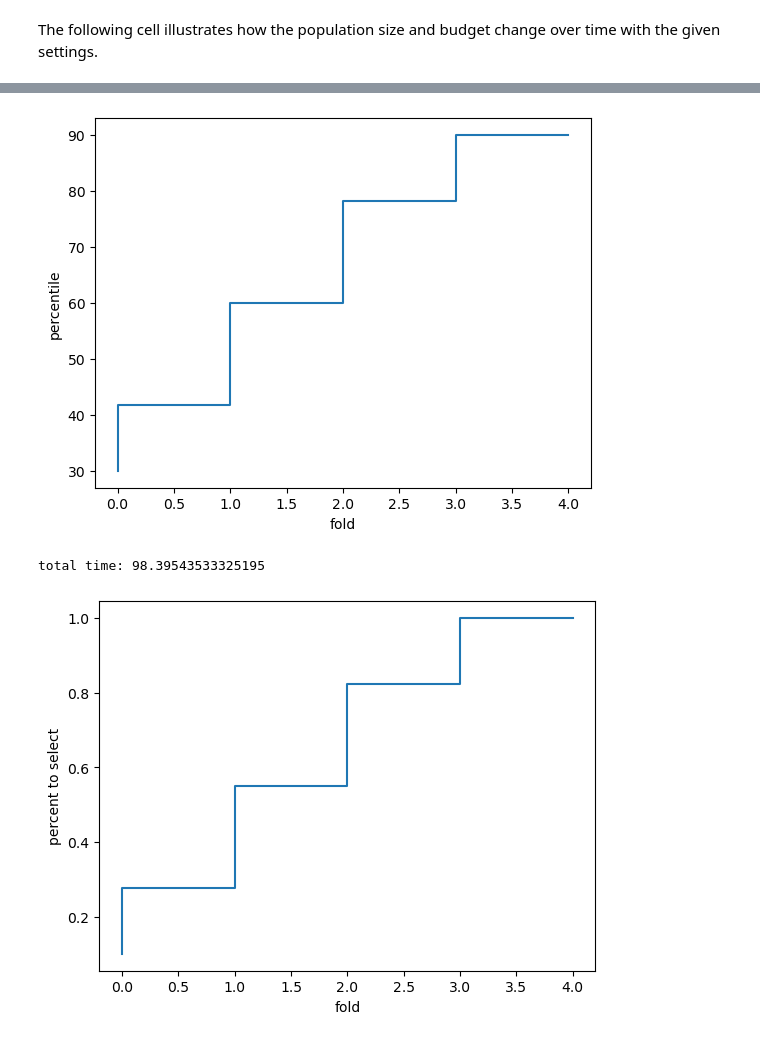
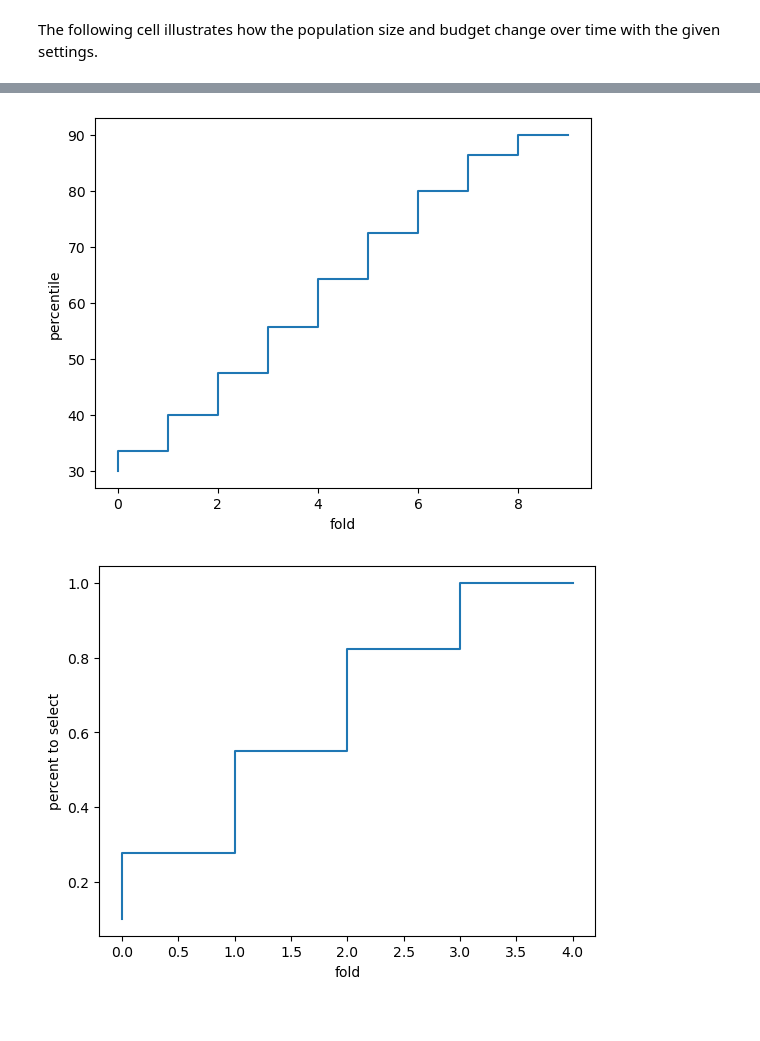
Before and after one commit to EpistasisLab/tpot, a Jupyter notebook: Tutorial/8_SH_and_cv_early_pruning.ipynb, the cells around one changed output, grey strips where cells are left out. Cells and saved outputs as stored; diff of their text form; code cells hidden in the pictures.

```diff
--- a/Tutorial/8_SH_and_cv_early_pruning.ipynb
+++ b/Tutorial/8_SH_and_cv_early_pruning.ipynb
@@ -78,26 +78,18 @@ import numpy as np
 from sklearn.linear_model import LogisticRegression
 import sklearn
 
-X, y = sklearn.datasets.load_iris(return_X_y=True)
-
-graph_search_space = tpot2.search_spaces.pipelines.GraphSearchPipeline(
-    root_search_space= tpot2.config.get_search_space(["KNeighborsClassifier", "LogisticRegression", "DecisionTreeClassifier"]),
-    leaf_search_space = tpot2.config.get_search_space("selectors"),
-    inner_search_space = tpot2.config.get_search_space(["transformers"]),
-    max_size = 10,
-    )
+X, y = sklearn.datasets.load_breast_cancer(return_X_y=True)
 
 est = tpot2.TPOTEstimator(
     scorers = ["roc_auc_ovr"],
     scorers_weights = [1],
     classification = True,
     cv = 5,
-    search_space = graph_search_space,
+    search_space = 'linear-light',
     generations = 50,
-    max_eval_time_mins = 60*5,
+    max_time_mins=None,
+
     verbose = 3,
-
-
     population_size=population_size,
     initial_population_size=initial_population_size,
     population_scaling = population_scaling,
@@ -175,53 +167,50 @@ In the following sections, we will show you how to set and manipulate these para
 # %%
 import matplotlib.pyplot as plt
 import tpot2
+import time
+import sklearn
+import sklearn.datasets
 
-threshold_evaluation_early_stop = [30, 90]
+threshold_evaluation_pruning = [30, 90]
 threshold_evaluation_scaling = .5
-cv = 5
+cv = 10
 
 #Population and budget use stepwise
 fig, ax1 = plt.subplots()
 
-interpolated_values = tpot2.utils.beta_interpolation(start=threshold_evaluation_early_stop[0], end=threshold_evaluation_early_stop[-1], n=cv, n_steps=cv, scale=threshold_evaluation_scaling)
+interpolated_values = tpot2.utils.beta_interpolation(start=threshold_evaluation_pruning[0], end=threshold_evaluation_pruning[-1], n=cv, n_steps=cv, scale=threshold_evaluation_scaling)
 ax1.step(list(range(len(interpolated_values))), interpolated_values, label=f"threshold")
 ax1.set_xlabel("fold")
 ax1.set_ylabel("percentile")
 #ax1.legend(loc='center left', bbox_to_anchor=(1.1, 0.4))
 plt.show()
 # %% [output]
-[figure, old version]
+[figure, new version]
 # %%
-graph_search_space = tpot2.search_spaces.pipelines.GraphSearchPipeline(
-    root_search_space= tpot2.config.get_search_space(["KNeighborsClassifier", "LogisticRegression", "DecisionTreeClassifier"]),
-    leaf_search_space = tpot2.config.get_search_space("selectors"),
-    inner_search_space = tpot2.config.get_search_space(["transformers"]),
-    max_size = 10,
-    )
+X, y = sklearn.datasets.load_breast_cancer(return_X_y=True)
 
 
 est = tpot2.TPOTEstimator(
-                            generations=5,
+                            generations=50,
+                            max_time_mins=None,
                             scorers=['roc_auc_ovr'],
                             scorers_weights=[1],
                             classification=True,
-                            search_space = graph_search_space,
+                            search_space = 'linear-light',
                             n_jobs=32,
                             cv=cv,
 
                             # budget_range = [.3,1],
                             # generations_until_end_budget=4,
 
-                            threshold_evaluation_early_stop = threshold_evaluation_early_stop,
+                            threshold_evaluation_pruning = threshold_evaluation_pruning,
                             threshold_evaluation_scaling = threshold_evaluation_scaling,
-                            verbose=0)
+                            verbose=2)
 
 
 start = time.time()
 est.fit(X, y)
 print(f"total time: {time.time()-start}")
-# %% [output]
-total time: 98.39543533325195
 # %%
 import matplotlib.pyplot as plt
 import tpot2
```
Also changed, not shown: parts of 6 cells of this notebook, 7 other files.
